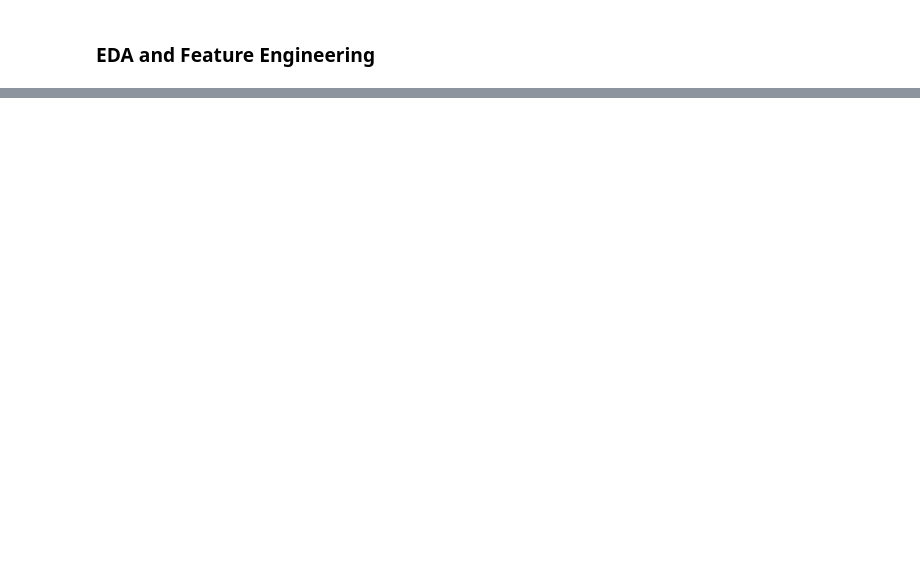
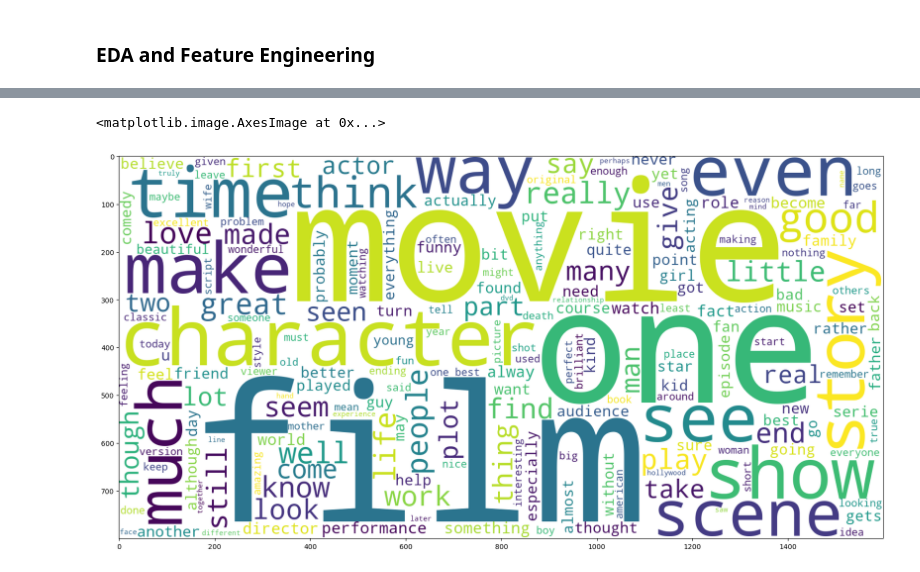
Before and after one commit to Apurba1903/IMDB_review_data_cleaning, a Jupyter notebook: analysis.ipynb, the cells around one changed output, grey strips where cells are left out. Cells and saved outputs as stored; diff of their text form; code cells hidden in the pictures; blank space fills up the shorter version.

```diff
--- a/analysis.ipynb
+++ b/analysis.ipynb
@@ -262,3 +279,6 @@ df.head()
 | 2 | i thought this was a wonderful wa... | positive | [thought, wonderful, way, spend, ... |
 | 3 | basically there is a family where... | negative | [basically, family, little, boy, ... |
 | 4 | petter mattei is love in the time... | positive | [petter, mattei, love, time, mone... |
+# %%
+df['review'] = df['tokenized_review'].apply(lambda x:" ".join(x))
+df.head()
@@ -265,2 +292,7 @@ df.head()
 # %% [markdown]
 ### EDA and Feature Engineering
+# %%
+# Getting Character Length and Word Length Count
+
+df['char_length'] = df['review'].str.len()
+df.head()
@@ -266,0 +306,3 @@ df.head()
+# %%
+df['word_length'] = df['tokenized_review'].apply(len)
+df.head()
@@ -266,0 +408,10 @@ df.head()
+# %%
+# Word Cloud
+
+
+plt.figure(figsize = (20,20)) # Positive Review Text
+wc = WordCloud(width = 1600 , height = 800, background_color='white').generate(" ".join(df[df['sentiment'] == 'positive']['review']))
+plt.imshow(wc)
+# %% [output]
+<matplotlib.image.AxesImage at 0x...>
+[figure, added]
```
Also changed, not shown: parts of 11 cells of this notebook.
